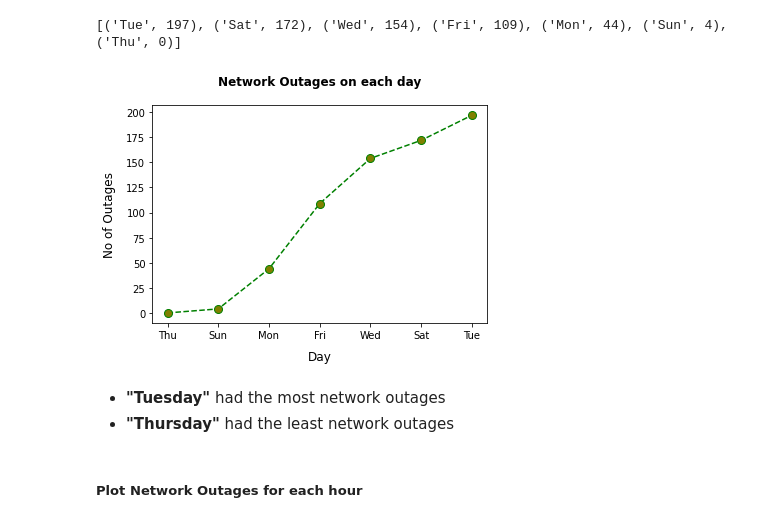
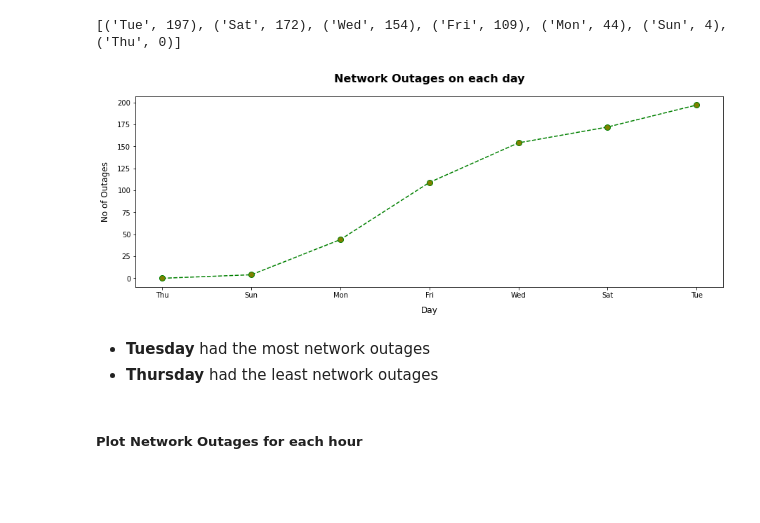
Before and after one commit to shanthiii/Internet-Analysis-Project, a Jupyter notebook: Internet_Analysis.ipynb, the cells around one changed output. Drawn from its saved outputs; the diff is of its cells as text; code cells hidden in the pictures; blank space fills up the shorter version.

```diff
--- a/Internet_Analysis.ipynb
+++ b/Internet_Analysis.ipynb
@@ -106,22 +106,23 @@ print(sorted(day_outages.items(),key=lambda item:item[1],reverse=True))
 # %% [output]
 [('Tue', 197), ('Sat', 172), ('Wed', 154), ('Fri', 109), ('Mon', 44), ('Sun', 4), ('Thu', 0)]
 # %%
+fig = plt.figure(figsize =(15, 5))
 # Sort day_outages in ascending order
 day,day_outage = zip(*sorted(day_outages.items(),key=lambda item:item[1]))
 # Plotting the no of outages on each day
 plt.plot(day, day_outage, color='green', linestyle='dashed', linewidth = 1.5, marker='o', markerfacecolor='olive', markersize=8)
 # Naming the x and y axes
 plt.xlabel('Day',labelpad=10,fontsize='large')
 plt.ylabel('No of Outages',labelpad=10,fontsize='large')
-plt.title('Network Outages on each day',pad=20,fontweight='bold')
+plt.title('Network Outages on each day',pad=20,fontweight='bold',fontsize=16)
 plt.show()
 # %% [output]
-[figure, old version]
+[figure, new version]
 # %% [markdown]
 
 
-*   **"Tuesday"** had the most network outages
-*   **"Thursday"** had the least network outages
+*   **Tuesday** had the most network outages
+*   **Thursday** had the least network outages
 # %% [markdown]
 ##### Plot Network Outages for each hour
 # %%
```
Also changed, not shown: parts of 2 cells of this notebook.
